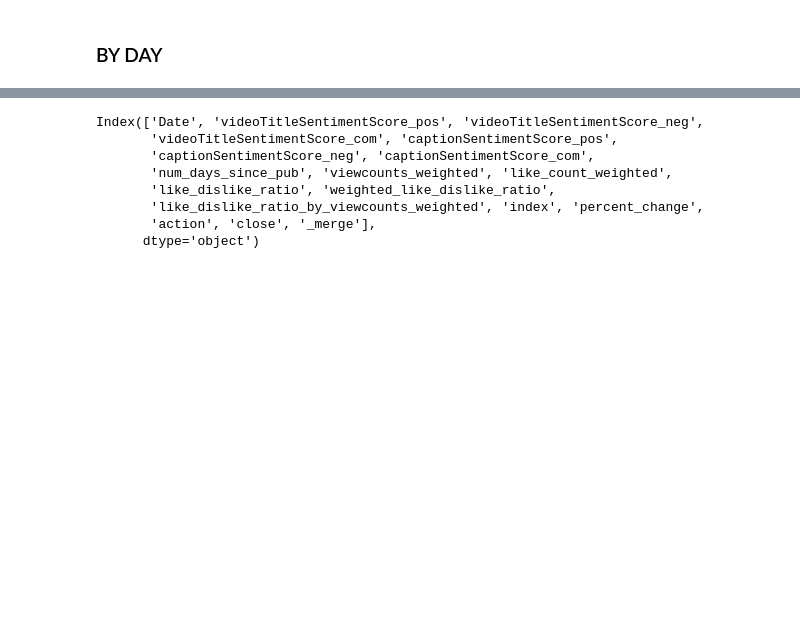
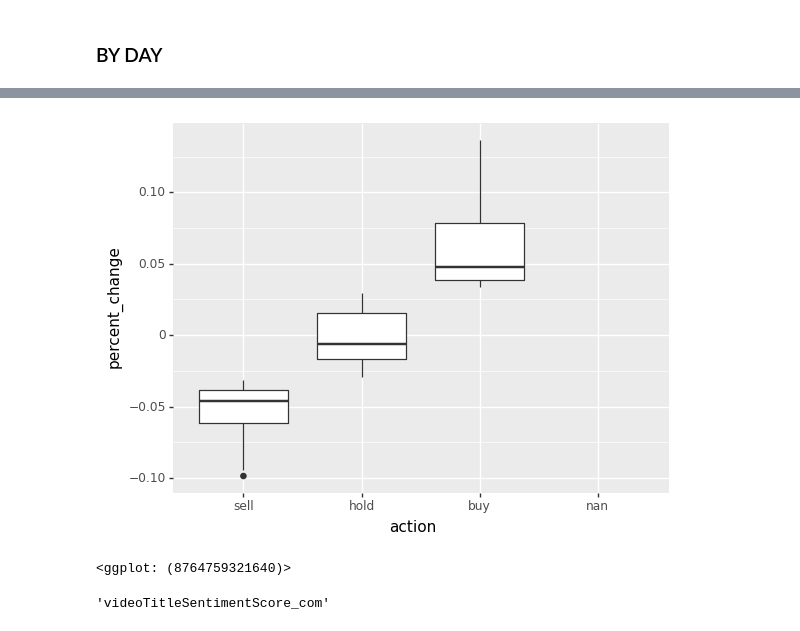
Before and after one commit to Cloblak/youtube_content_based_stock_prediction, a Jupyter notebook: 10_code/EDA_Blank_Code.ipynb, the cells around one changed output, grey strips where cells are left out. Drawn from its saved outputs; the diff is of its cells as text; code cells hidden in the pictures; blank space fills up the shorter version.

```diff
--- a/10_code/EDA_Blank_Code.ipynb
+++ b/10_code/EDA_Blank_Code.ipynb
@@ -190,0 +171,5 @@ X_agg_by_day_feautures_final
+# %%
+ggplot(X_agg_by_day_feautures_final, aes(x='action' , y = 'percent_change')) + geom_boxplot()
+# %% [output]
+[figure, added]
+<ggplot: (8764759321640)>
@@ -191,11 +179,4 @@ X_agg_by_day_feautures_final
 # %%
-X_agg_by_day_feautures_final.columns
+X_agg_by_day_feautures_final.columns[3]
 # %% [output]
-Index(['Date', 'videoTitleSentimentScore_pos', 'videoTitleSentimentScore_neg',
-       'videoTitleSentimentScore_com', 'captionSentimentScore_pos',
-       'captionSentimentScore_neg', 'captionSentimentScore_com',
-       'num_days_since_pub', 'viewcounts_weighted', 'like_count_weighted',
-       'like_dislike_ratio', 'weighted_like_dislike_ratio',
-       'like_dislike_ratio_by_viewcounts_weighted', 'index', 'percent_change',
-       'action', 'close', '_merge'],
-      dtype='object')
+'videoTitleSentimentScore_com'
```
Also changed, not shown: parts of 40 cells of this notebook.
